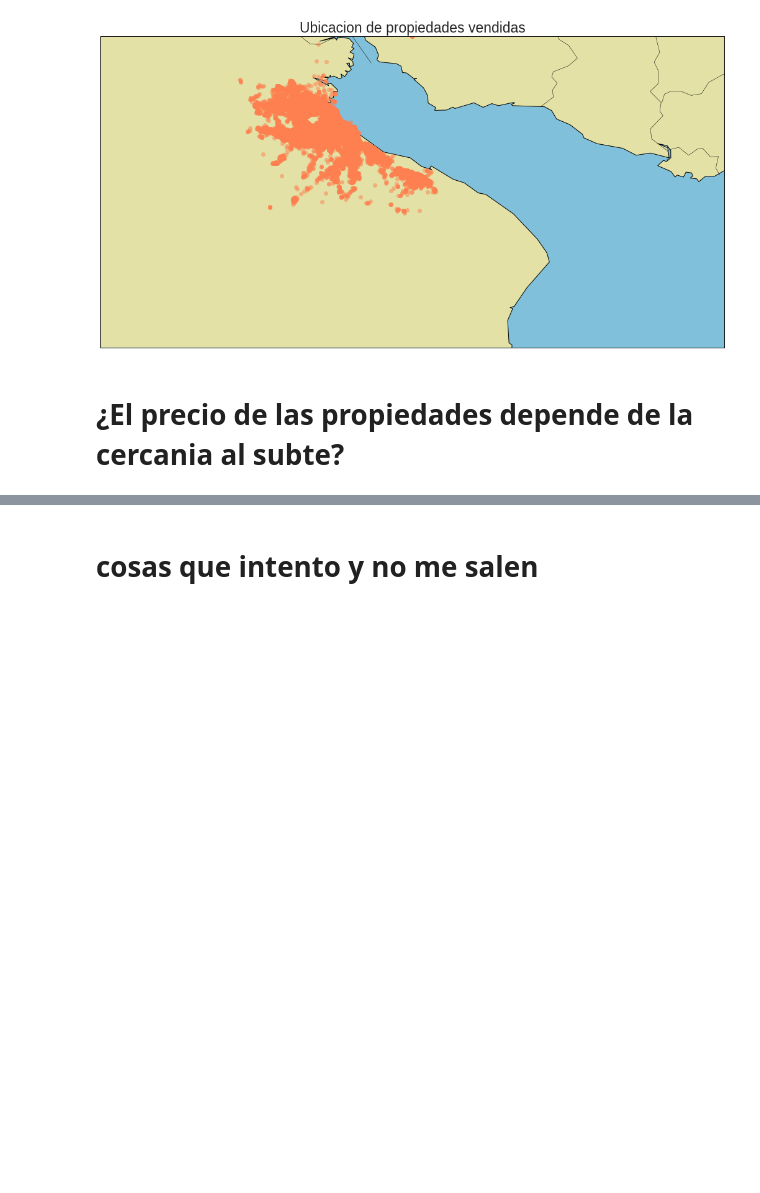
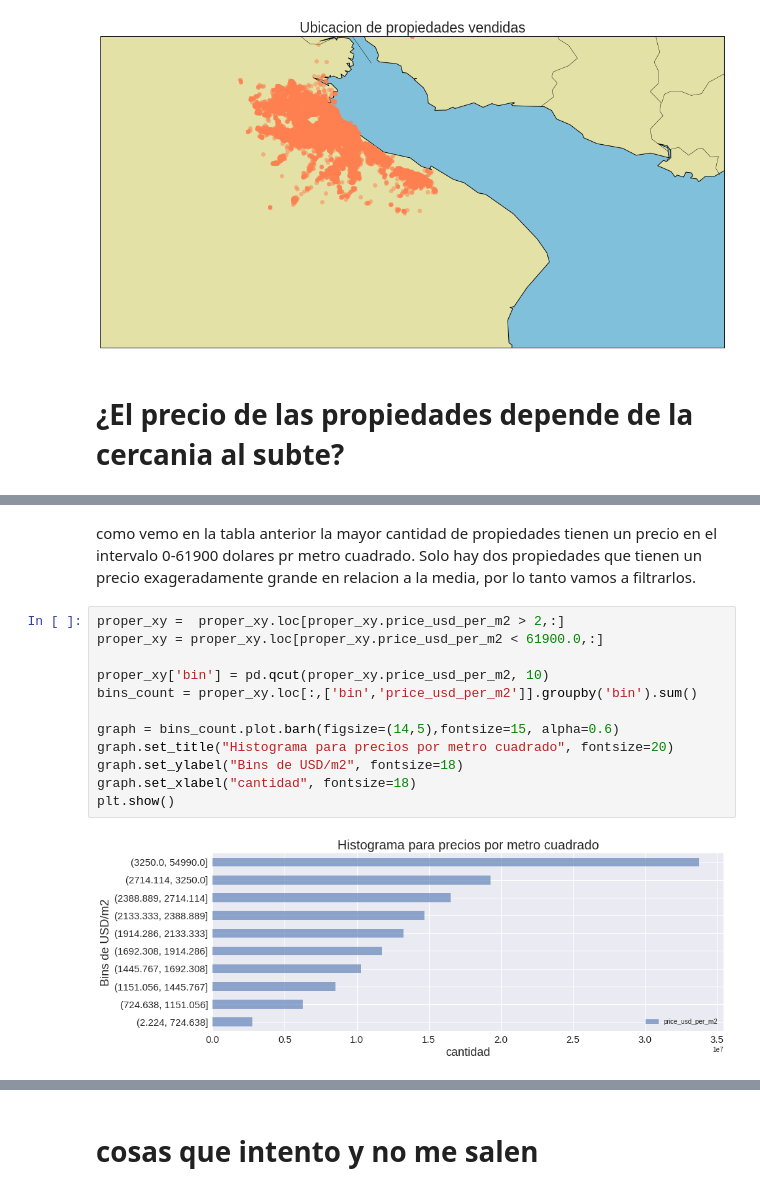
Before and after one commit to jazminferreiro-zz/orgaTP1, a Jupyter notebook: Analisis exploratorio Properati .ipynb, the cells around one changed output, grey strips where cells are left out. Saved outputs shown, nothing was run; the diff lists cells and outputs as text; blank space fills up the shorter version.

```diff
--- a/Analisis exploratorio Properati .ipynb
+++ b/Analisis exploratorio Properati .ipynb
@@ -385,0 +440,19 @@ plt.show()
+# %% [markdown]
+como vemo en la tabla anterior la mayor cantidad de propiedades tienen un precio en el intervalo
+0-61900 dolares pr metro cuadrado.
+Solo hay dos propiedades que tienen un precio exageradamente grande en relacion a la media,
+por lo tanto vamos a filtrarlos.
+# %%
+proper_xy =  proper_xy.loc[proper_xy.price_usd_per_m2 > 2,:]
+proper_xy = proper_xy.loc[proper_xy.price_usd_per_m2 < 61900.0,:]
+
+proper_xy['bin'] = pd.qcut(proper_xy.price_usd_per_m2, 10)
+bins_count = proper_xy.loc[:,['bin','price_usd_per_m2']].groupby('bin').sum()
+
+graph = bins_count.plot.barh(figsize=(14,5),fontsize=15, alpha=0.6)
+graph.set_title("Histograma para precios por metro cuadrado", fontsize=20)
+graph.set_ylabel("Bins de USD/m2", fontsize=18)
+graph.set_xlabel("cantidad", fontsize=18)
+plt.show()
+# %% [output]
+[figure, added]
```
Also changed, not shown: parts of 18 cells of this notebook.
